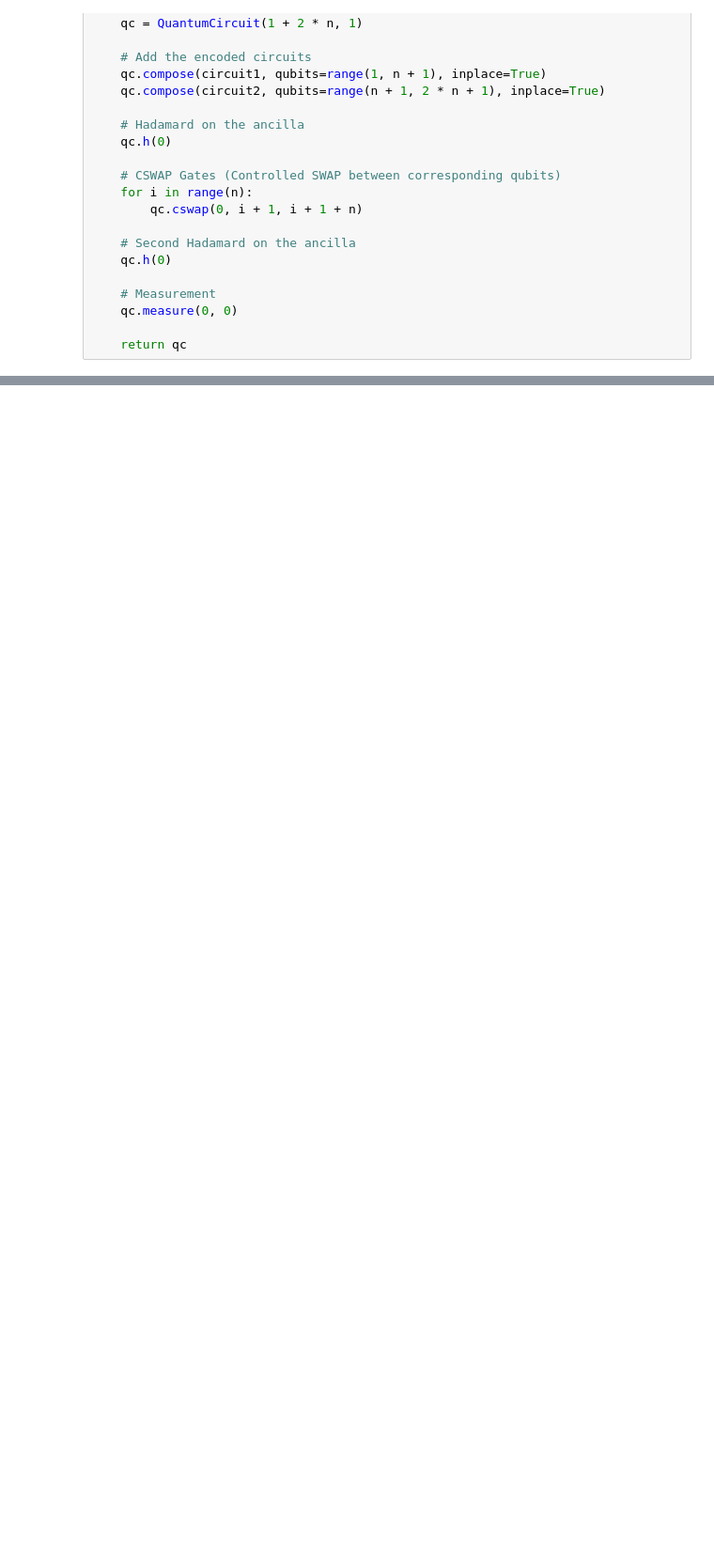
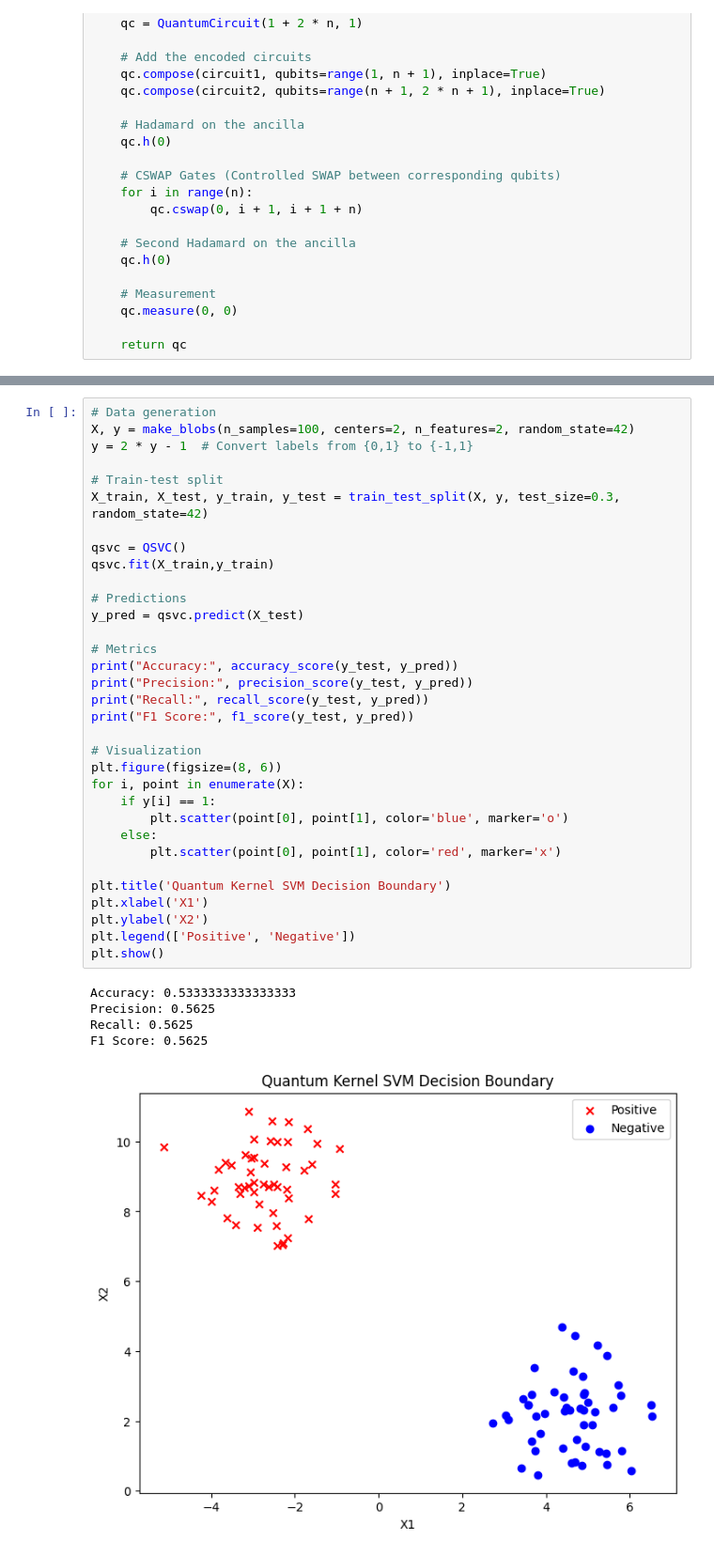
Before and after one commit to AryanPillai31/QuantumProject, a Jupyter notebook: qsvm.ipynb, the cells around one changed output, grey strips where cells are left out. Shown at 94% size. Saved outputs shown, nothing was run; the diff lists cells and outputs as text; blank space fills up the shorter version.

```diff
--- a/qsvm.ipynb
+++ b/qsvm.ipynb
@@ -203,0 +204,39 @@ Weight vector approximation: [ 0.19002748 -0.24204427]
+# %%
+# Data generation
+X, y = make_blobs(n_samples=100, centers=2, n_features=2, random_state=42)
+y = 2 * y - 1  # Convert labels from {0,1} to {-1,1}
+
+# Train-test split
+X_train, X_test, y_train, y_test = train_test_split(X, y, test_size=0.3, random_state=42)
+
+qsvc = QSVC()
+qsvc.fit(X_train,y_train)
+
+# Predictions
+y_pred = qsvc.predict(X_test)
+
+# Metrics
+print("Accuracy:", accuracy_score(y_test, y_pred))
+print("Precision:", precision_score(y_test, y_pred))
+print("Recall:", recall_score(y_test, y_pred))
+print("F1 Score:", f1_score(y_test, y_pred))
+
+# Visualization
+plt.figure(figsize=(8, 6))
+for i, point in enumerate(X):
+    if y[i] == 1:
+        plt.scatter(point[0], point[1], color='blue', marker='o')
+    else:
+        plt.scatter(point[0], point[1], color='red', marker='x')
+
+plt.title('Quantum Kernel SVM Decision Boundary')
+plt.xlabel('X1')
+plt.ylabel('X2')
+plt.legend(['Positive', 'Negative'])
+plt.show()
+# %% [output]
+Accuracy: 0.5333333333333333
+Precision: 0.5625
+Recall: 0.5625
+F1 Score: 0.5625
+[figure, added]
```
Also changed, not shown: parts of 3 cells of this notebook, 1 other file.
